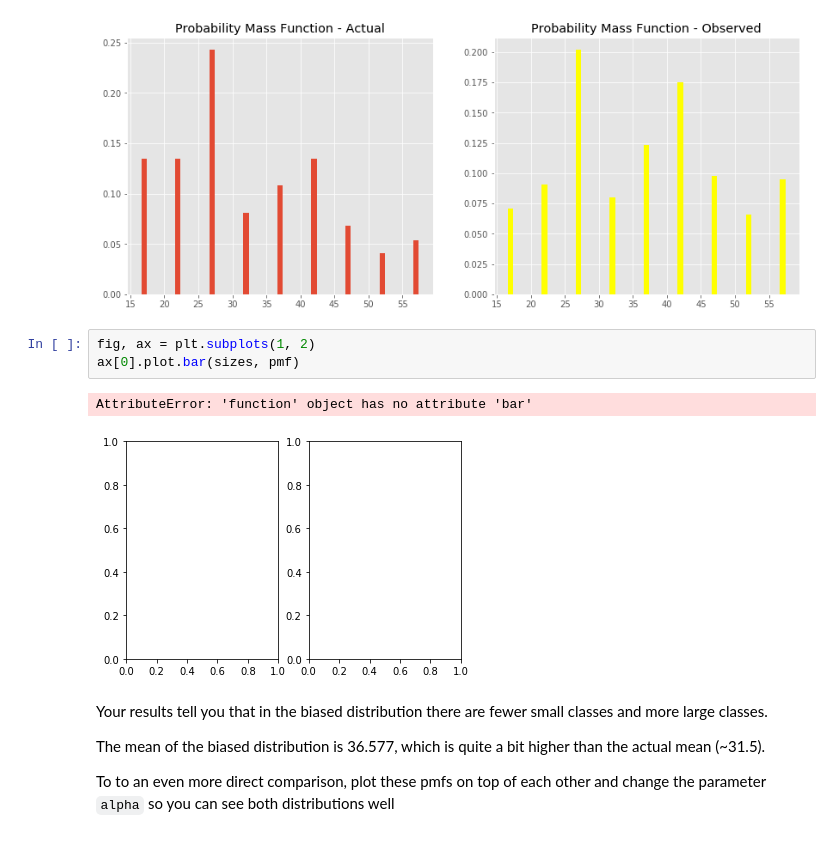
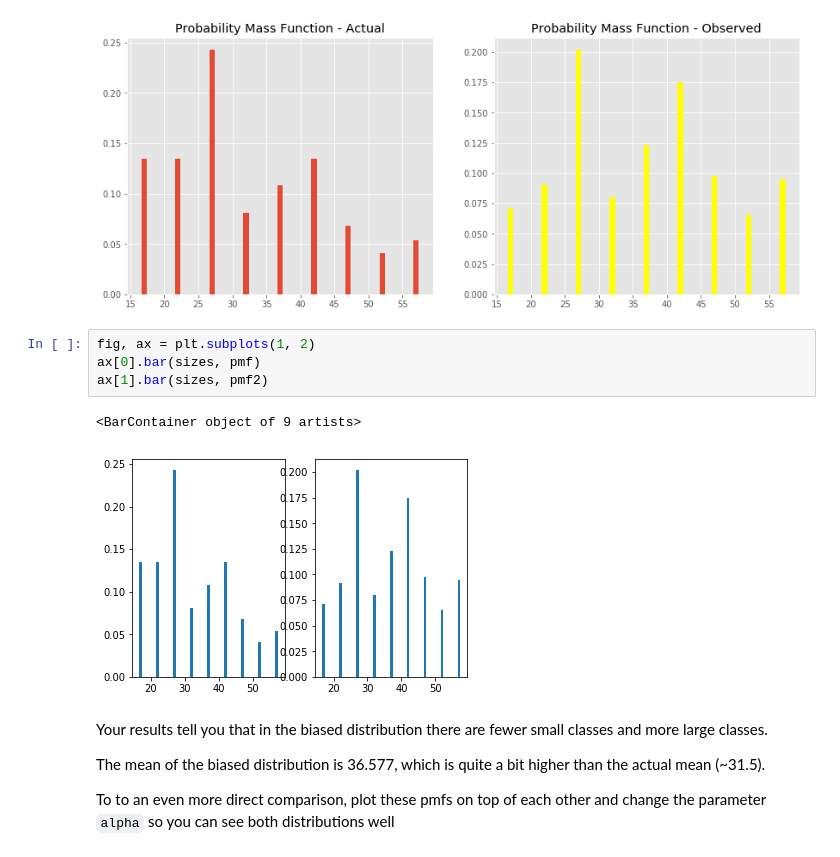
Before and after one commit to npschafer/dsc-probability-mass-function-lab-houston-ds-042219, a Jupyter notebook: index.ipynb, the cells around one changed output. Cells and saved outputs as stored; diff of their text form.

```diff
--- a/index.ipynb
+++ b/index.ipynb
@@ -177,10 +177,11 @@ Here we see it, the average or expected value of biased results comes out much h
 [figure]
 # %%
 fig, ax = plt.subplots(1, 2)
-ax[0].plot.bar(sizes, pmf)
+ax[0].bar(sizes, pmf)
+ax[1].bar(sizes, pmf2)
 # %% [output]
-AttributeError: 'function' object has no attribute 'bar'
+<BarContainer object of 9 artists>
-[figure, old version]
+[figure, new version]
 # %% [markdown]
 Your results tell you that in the biased distribution there are fewer small classes and more large classes.
 
```
